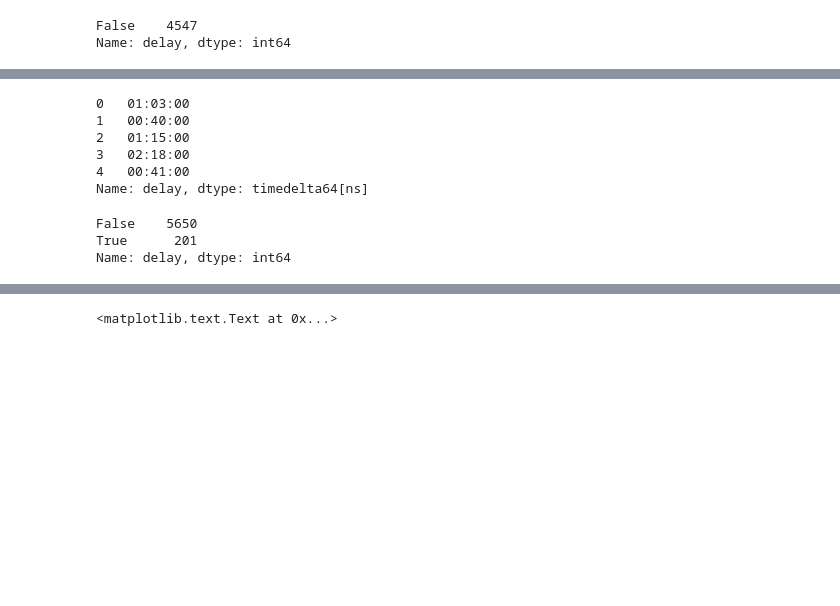
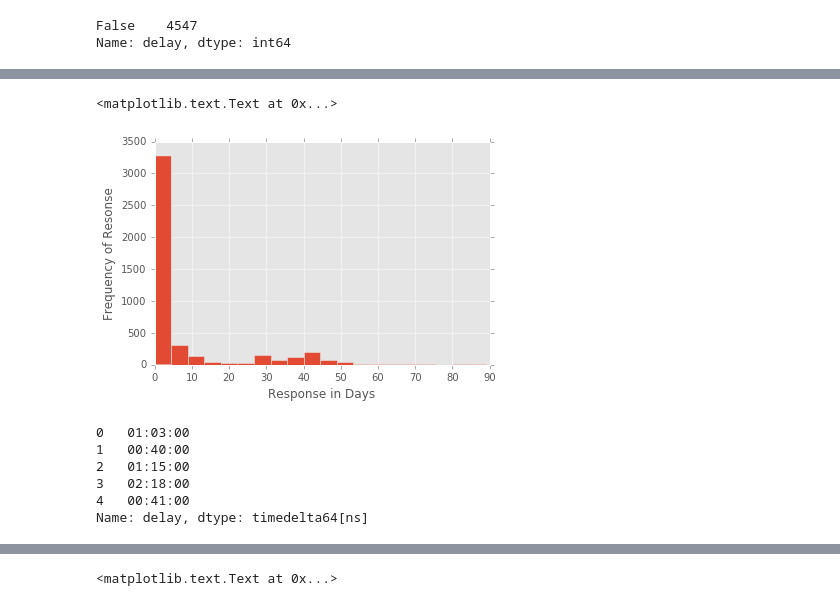
Before and after one commit to ledeprogram/algorithms, a Jupyter notebook: class4/homework/pc_radhika_4_1.ipynb, the cells around one changed output, grey strips where cells are left out. Drawn from its saved outputs; the diff is of its cells as text; code cells hidden in the pictures; blank space fills up the shorter version.

```diff
--- a/class4/homework/pc_radhika_4_1.ipynb
+++ b/class4/homework/pc_radhika_4_1.ipynb
@@ -195,0 +256,8 @@ Name: delay, dtype: int64
+# %%
+# plotting time delata in days bucket
+delay_delta['delay'].astype('timedelta64[D]').hist(bins=20)
+plt.xlabel('Response in Days')
+plt.ylabel('Frequency of Resonse')
+# %% [output]
+<matplotlib.text.Text at 0x...>
+[figure, added]
@@ -204,8 +274,4 @@ delay_delta['delay'].head()
 Name: delay, dtype: timedelta64[ns]
 # %%
 # Now checking the original dataframe sel_df. it has 201 null values which i have to remove.
-sel_df['delay'].isnull().value_counts()
+#sel_df['delay'].isnull().value_counts()
-# %% [output]
-False    5650
-True      201
-Name: delay, dtype: int64
```
Also changed, not shown: parts of 18 cells of this notebook.
